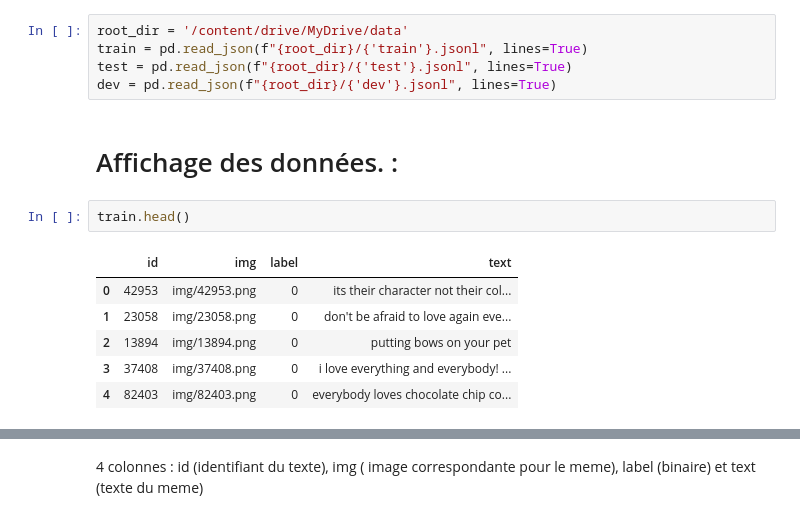
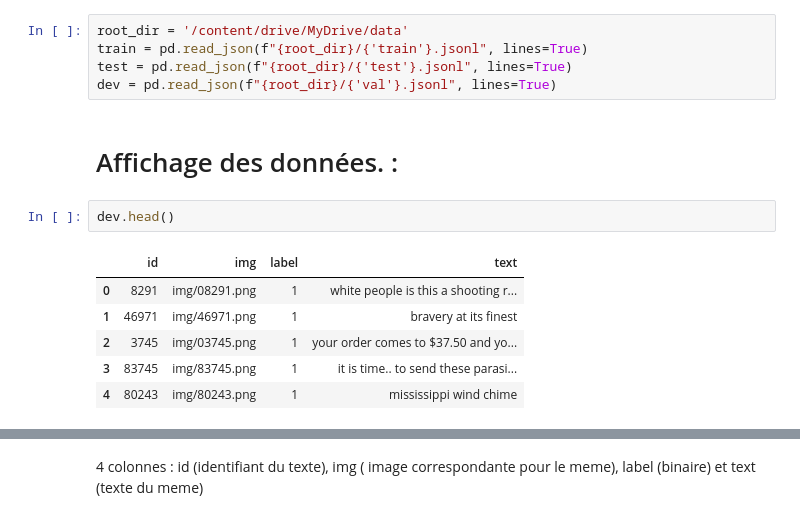
Before and after one commit to hlmth/statsapp, a Jupyter notebook: analyse_textuelle_V2.ipynb, the cells around one changed output, grey strips where cells are left out. Cells and saved outputs as stored; diff of their text form.

```diff
--- a/analyse_textuelle_V2.ipynb
+++ b/analyse_textuelle_V2.ipynb
@@ -62,15 +62,15 @@ Mounted at /content/drive
 root_dir = '/content/drive/MyDrive/data'
 train = pd.read_json(f"{root_dir}/{'train'}.jsonl", lines=True)
 test = pd.read_json(f"{root_dir}/{'test'}.jsonl", lines=True)
-dev = pd.read_json(f"{root_dir}/{'dev'}.jsonl", lines=True)
+dev = pd.read_json(f"{root_dir}/{'val'}.jsonl", lines=True)
 # %% [markdown]
 # Affichage des données. :
 # %%
-train.head()
+dev.head()
 # %% [output]
 |  | id | img | label | text |
-| 0 | 42953 | img/42953.png | 0 | its their character not their col... |
-| 1 | 23058 | img/23058.png | 0 | don't be afraid to love again eve... |
-| 2 | 13894 | img/13894.png | 0 | putting bows on your pet |
-| 3 | 37408 | img/37408.png | 0 | i love everything and everybody! ... |
-| 4 | 82403 | img/82403.png | 0 | everybody loves chocolate chip co... |
+| 0 | 8291 | img/08291.png | 1 | white people is this a shooting r... |
+| 1 | 46971 | img/46971.png | 1 | bravery at its finest |
+| 2 | 3745 | img/03745.png | 1 | your order comes to $37.50 and yo... |
+| 3 | 83745 | img/83745.png | 1 | it is time.. to send these parasi... |
+| 4 | 80243 | img/80243.png | 1 | mississippi wind chime |
```
Also changed, not shown: parts of 2 cells of this notebook.
